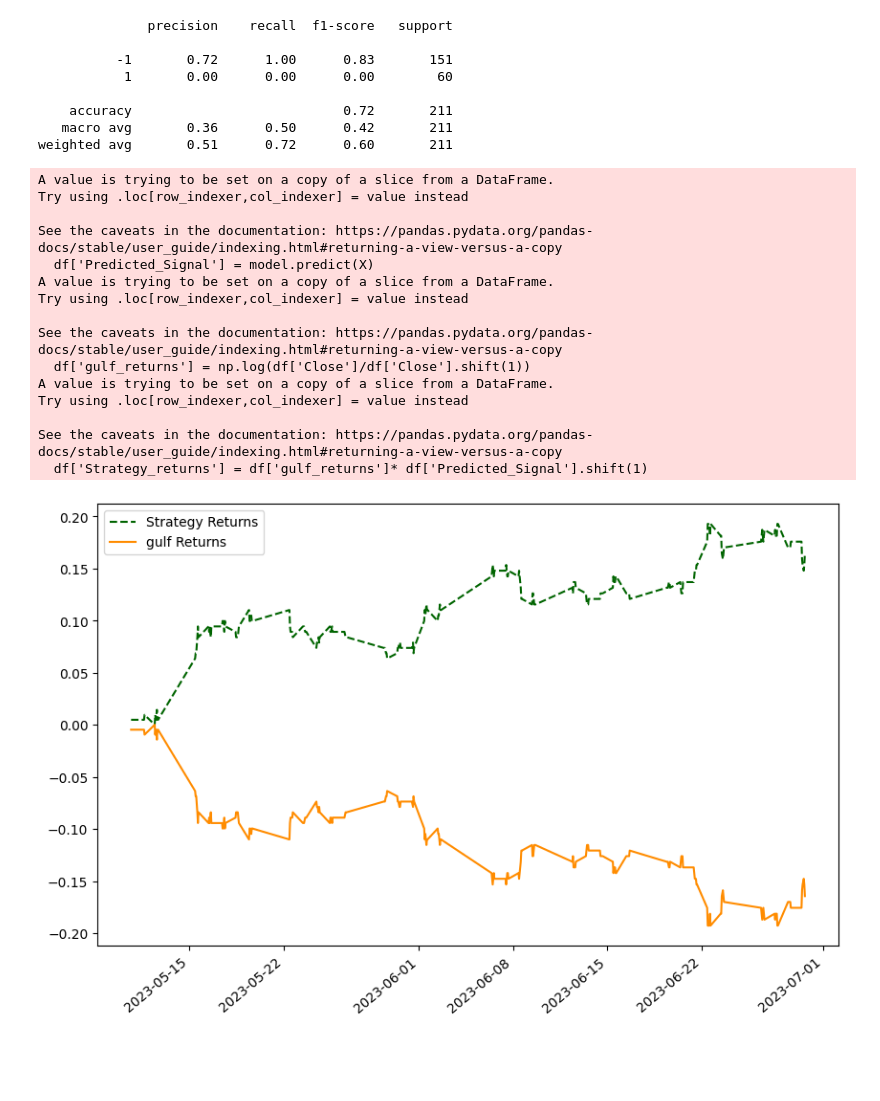
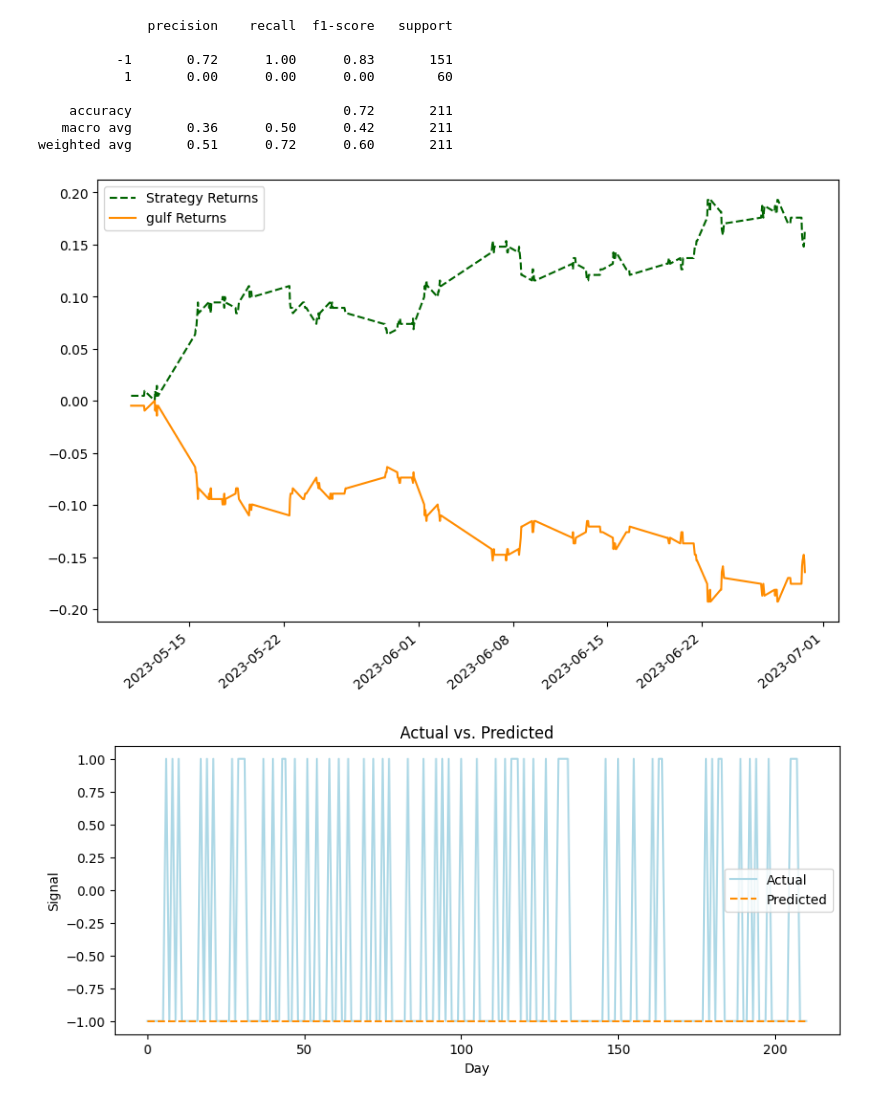
Before and after one commit to phornpailinn/ML, a Jupyter notebook: 6610412006_Phornpailin.ipynb, the cells around one changed output. Drawn from its saved outputs; the diff is of its cells as text; code cells hidden in the pictures; blank space fills up the shorter version.

```diff
--- a/6610412006_Phornpailin.ipynb
+++ b/6610412006_Phornpailin.ipynb
@@ -416,12 +418,12 @@ print(metrics.classification_report(y_test, predicted))
    macro avg       0.36      0.50      0.42       211
 weighted avg       0.51      0.72      0.60       211
 # %%
-df['Predicted_Signal'] = model.predict(X)
-df['gulf_returns'] = np.log(df['Close']/df['Close'].shift(1))
-Cumulative_gulf_returns = np.cumsum(df[split:]['gulf_returns'])
+df2['Predicted_Signal'] = model.predict(X2)
+df2['gulf_returns'] = np.log(df['Close']/df['Close'].shift(1))
+Cumulative_gulf_returns = np.cumsum(df2[split:]['gulf_returns'])
 
-df['Strategy_returns'] = df['gulf_returns']* df['Predicted_Signal'].shift(1)
-Cumulative_Strategy_returns = np.cumsum(df[split:]['Strategy_returns'])
+df2['Strategy_returns'] = df2['gulf_returns']* df2['Predicted_Signal'].shift(1)
+Cumulative_Strategy_returns = np.cumsum(df2[split:]['Strategy_returns'])
 
 plt.figure(figsize=(10,6))
 plt.plot(Cumulative_Strategy_returns, color='darkgreen', label = 'Strategy Returns', linestyle='--')
@@ -430,19 +432,16 @@ plt.xticks(rotation=40, ha='right')
 plt.legend()
 plt.show()
 # %% [output]
-A value is trying to be set on a copy of a slice from a DataFrame.
-Try using .loc[row_indexer,col_indexer] = value instead
-
-See the caveats in the documentation: https://pandas.pydata.org/pandas-docs/stable/user_guide/indexing.html#returning-a-view-versus-a-copy
-  df['Predicted_Signal'] = model.predict(X)
-A value is trying to be set on a copy of a slice from a DataFrame.
-Try using .loc[row_indexer,col_indexer] = value instead
-
-See the caveats in the documentation: https://pandas.pydata.org/pandas-docs/stable/user_guide/indexing.html#returning-a-view-versus-a-copy
-  df['gulf_returns'] = np.log(df['Close']/df['Close'].shift(1))
-A value is trying to be set on a copy of a slice from a DataFrame.
-Try using .loc[row_indexer,col_indexer] = value instead
-
-See the caveats in the documentation: https://pandas.pydata.org/pandas-docs/stable/user_guide/indexing.html#returning-a-view-versus-a-copy
-  df['Strategy_returns'] = df['gulf_returns']* df['Predicted_Signal'].shift(1)
 [figure]
+# %%
+# Plot actual vs. predicted values
+plt.figure(figsize=(10, 4))
+plt.plot(y_test, label='Actual', color='lightblue')
+plt.plot(predicted, label='Predicted', color='darkorange', linestyle='--')
+plt.title('Actual vs. Predicted')
+plt.xlabel('Day')
+plt.ylabel('Signal')
+plt.legend()
+plt.show()
+# %% [output]
+[figure, added]
```
Also changed, not shown: parts of 12 cells of this notebook.
